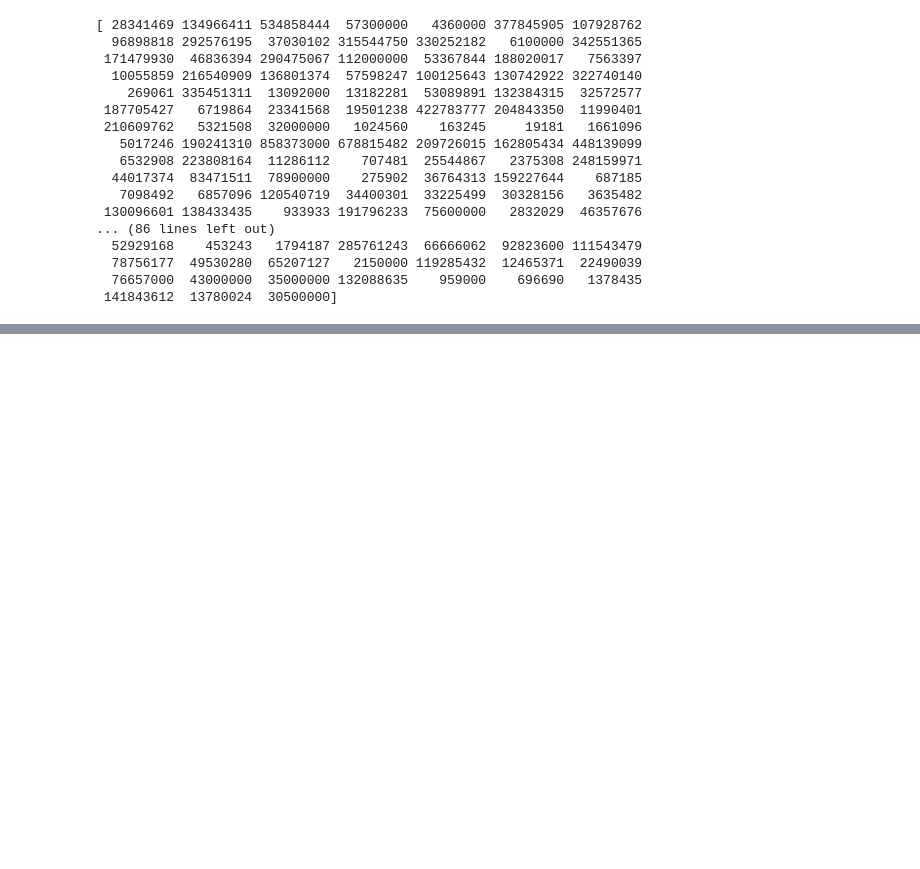
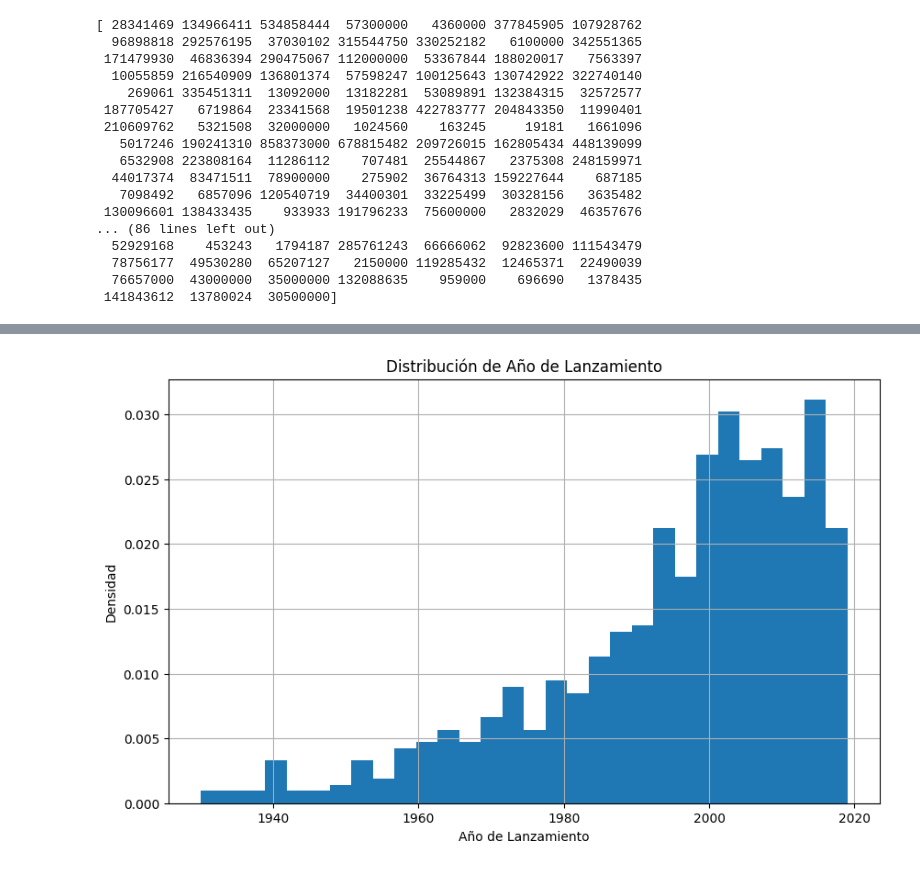
Before and after one commit to Dataniel31/Proyecto1-AnalisisDe-Pel-culasySeries-de-TVenIMDB, a Jupyter notebook: Proyecto1.ipynb, the cells around one changed output, grey strips where cells are left out. Drawn from its saved outputs; the diff is of its cells as text; code cells hidden in the pictures; blank space fills up the shorter version.

```diff
--- a/Proyecto1.ipynb
+++ b/Proyecto1.ipynb
@@ -196,0 +251,10 @@ print(df['Recaudación bruta'].unique())
+# %%
+plt.figure(figsize=(10, 6))
+plt.hist(df['Año de lanzamiento'], bins=30, density=True)
+plt.title('Distribución de Año de Lanzamiento')
+plt.xlabel('Año de Lanzamiento')
+plt.ylabel('Densidad')
+plt.grid(True)
+plt.show()
+# %% [output]
+[figure, added]
```
Also changed, not shown: parts of 6 cells of this notebook.
